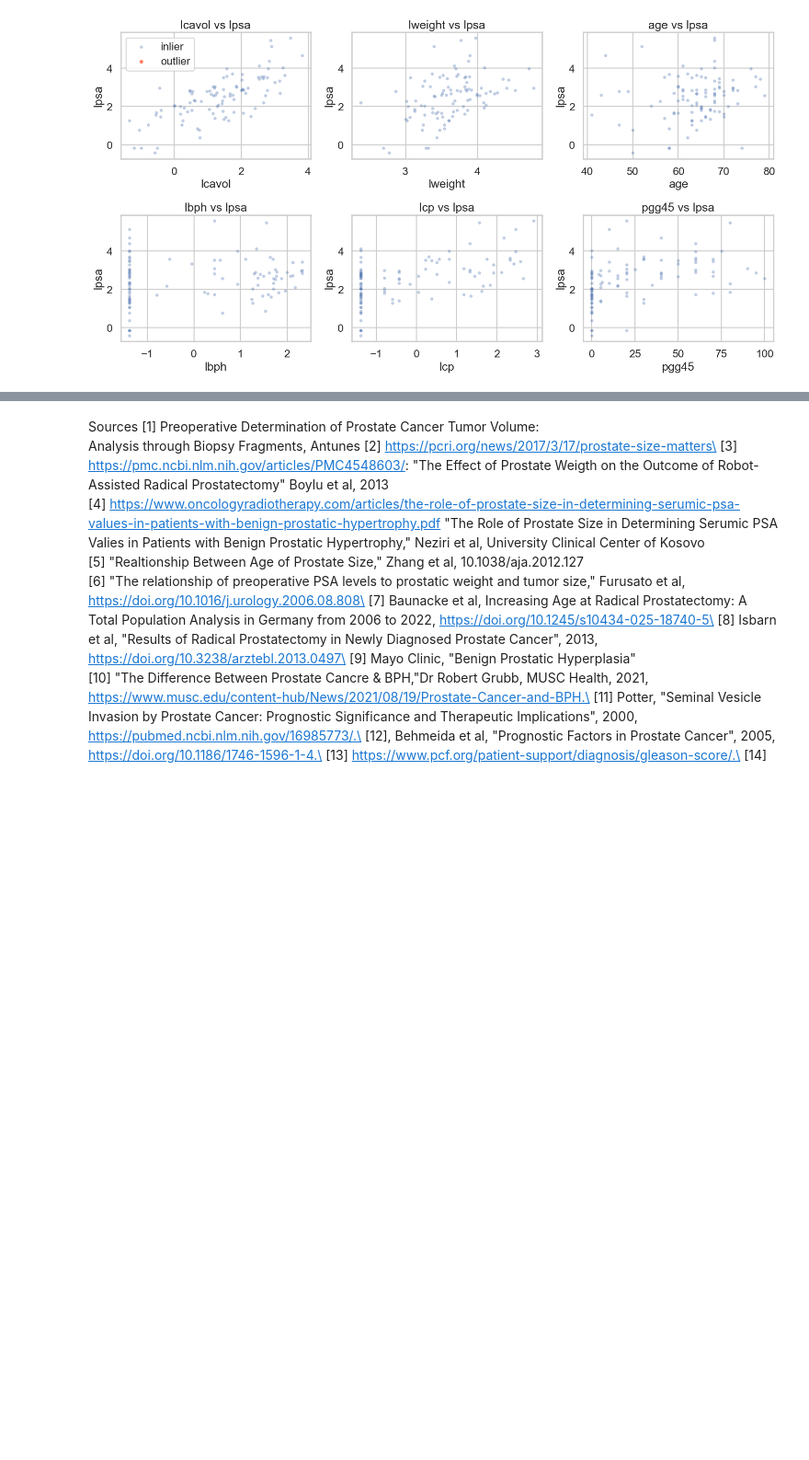
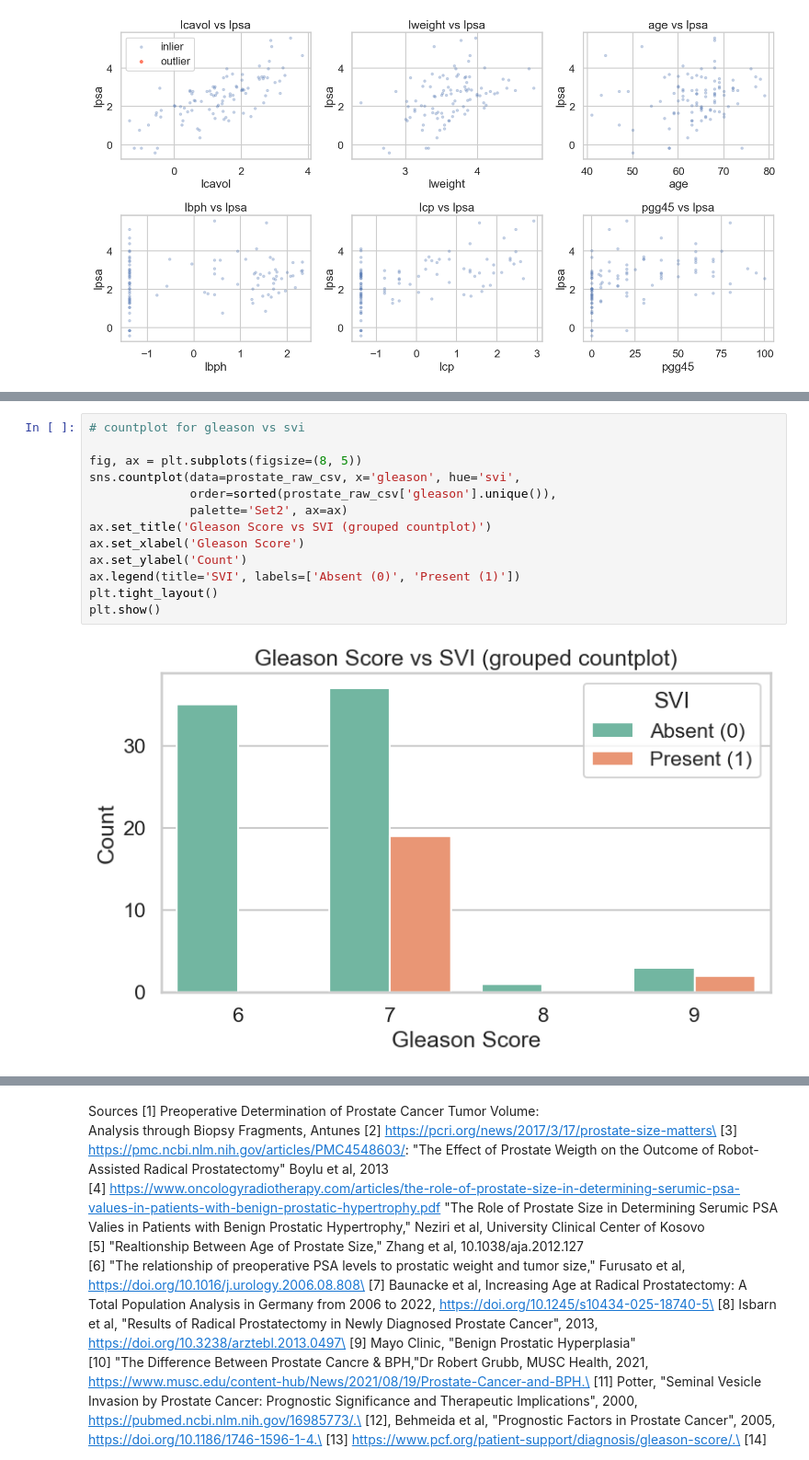
Before and after one commit to mayarubenstein/Statistical-Learning, a Jupyter notebook: eda_assignment.ipynb, the cells around one changed output, grey strips where cells are left out. Shown at 92% size. Cells and saved outputs as stored; diff of their text form; blank space fills up the shorter version.

```diff
--- a/eda_assignment.ipynb
+++ b/eda_assignment.ipynb
@@ -478,0 +495,15 @@ plt.show()
+# %%
+# countplot for gleason vs svi
+
+fig, ax = plt.subplots(figsize=(8, 5))
+sns.countplot(data=prostate_raw_csv, x='gleason', hue='svi',
+              order=sorted(prostate_raw_csv['gleason'].unique()),
+              palette='Set2', ax=ax)
+ax.set_title('Gleason Score vs SVI (grouped countplot)')
+ax.set_xlabel('Gleason Score')
+ax.set_ylabel('Count')
+ax.legend(title='SVI', labels=['Absent (0)', 'Present (1)'])
+plt.tight_layout()
+plt.show()
+# %% [output]
+[figure, added]
```
Also changed, not shown: parts of 9 cells of this notebook.
